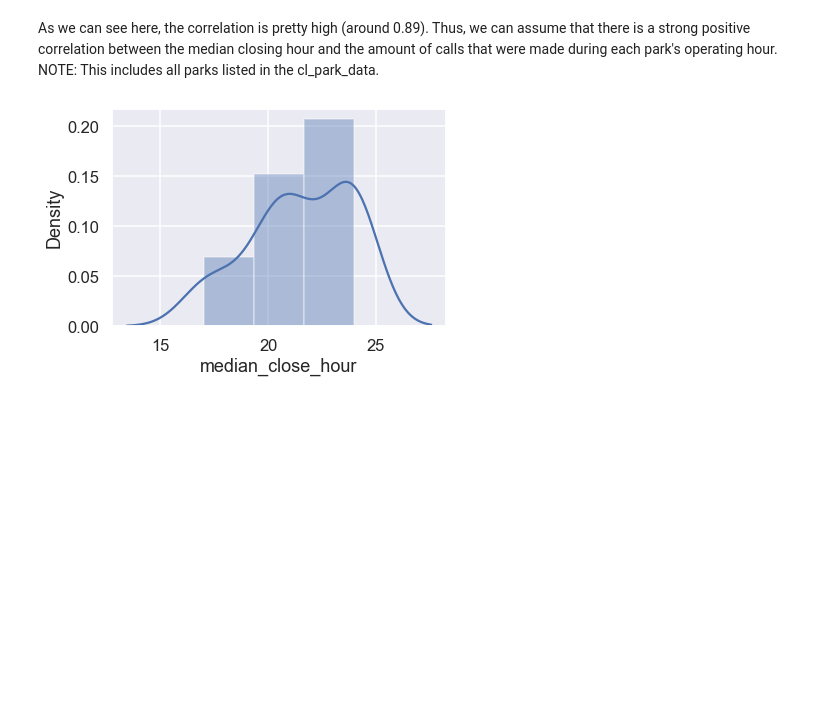
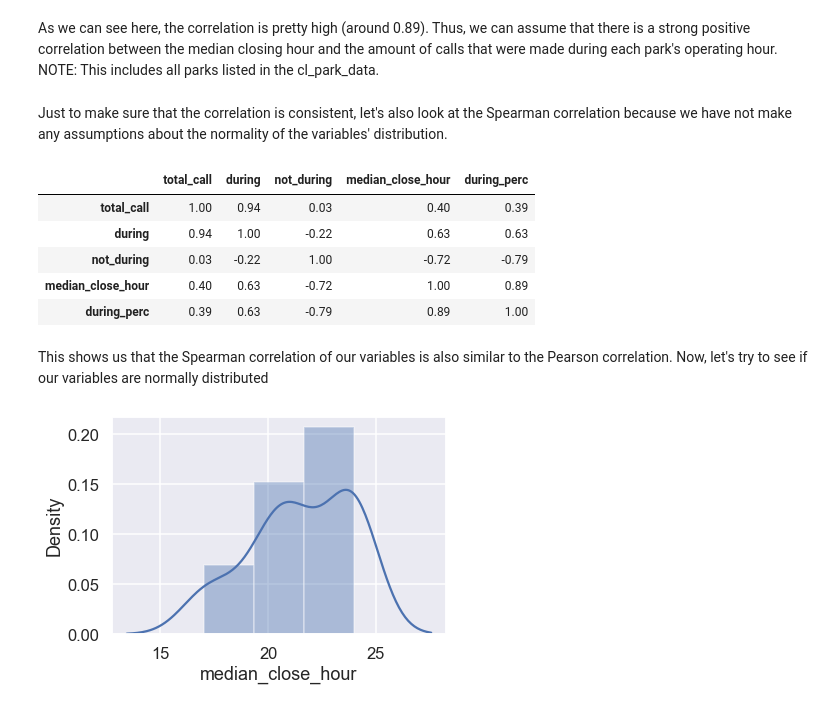
Before and after one commit to tnl001/individual_fa20, a Jupyter notebook: final_project/FinalProject_tnl001.ipynb, the cells around one changed output. Cells and saved outputs as stored; diff of their text form; code cells hidden in the pictures; blank space fills up the shorter version.

```diff
--- a/final_project/FinalProject_tnl001.ipynb
+++ b/final_project/FinalProject_tnl001.ipynb
@@ -1176,4 +1189,17 @@ cl_park_data.corr()
 | during_perc | 0.37 | 0.57 | -0.54 | 0.89 | 1.00 |
 # %% [markdown]
 As we can see here, the correlation is pretty high (around 0.89). Thus, we can assume that there is a strong positive correlation between the median closing hour and the amount of calls that were made during each park's operating hour. NOTE: This includes all parks listed in the cl_park_data.
+# %% [markdown]
+Just to make sure that the correlation is consistent, let's also look at the Spearman correlation because we have not make any assumptions about the normality of the variables' distribution.
+# %%
+cl_park_data.corr(method='spearman')
+# %% [output]
+|  | total_call | during | not_during | median_close_hour | during_perc |
+| total_call | 1.00 | 0.94 | 0.03 | 0.40 | 0.39 |
+| during | 0.94 | 1.00 | -0.22 | 0.63 | 0.63 |
+| not_during | 0.03 | -0.22 | 1.00 | -0.72 | -0.79 |
+| median_close_hour | 0.40 | 0.63 | -0.72 | 1.00 | 0.89 |
+| during_perc | 0.39 | 0.63 | -0.79 | 0.89 | 1.00 |
+# %% [markdown]
+This shows us that the Spearman correlation of our variables is also similar to the Pearson correlation. Now, let's try to see if our variables are normally distributed
 # %%
```
Also changed, not shown: parts of 38 cells of this notebook.
